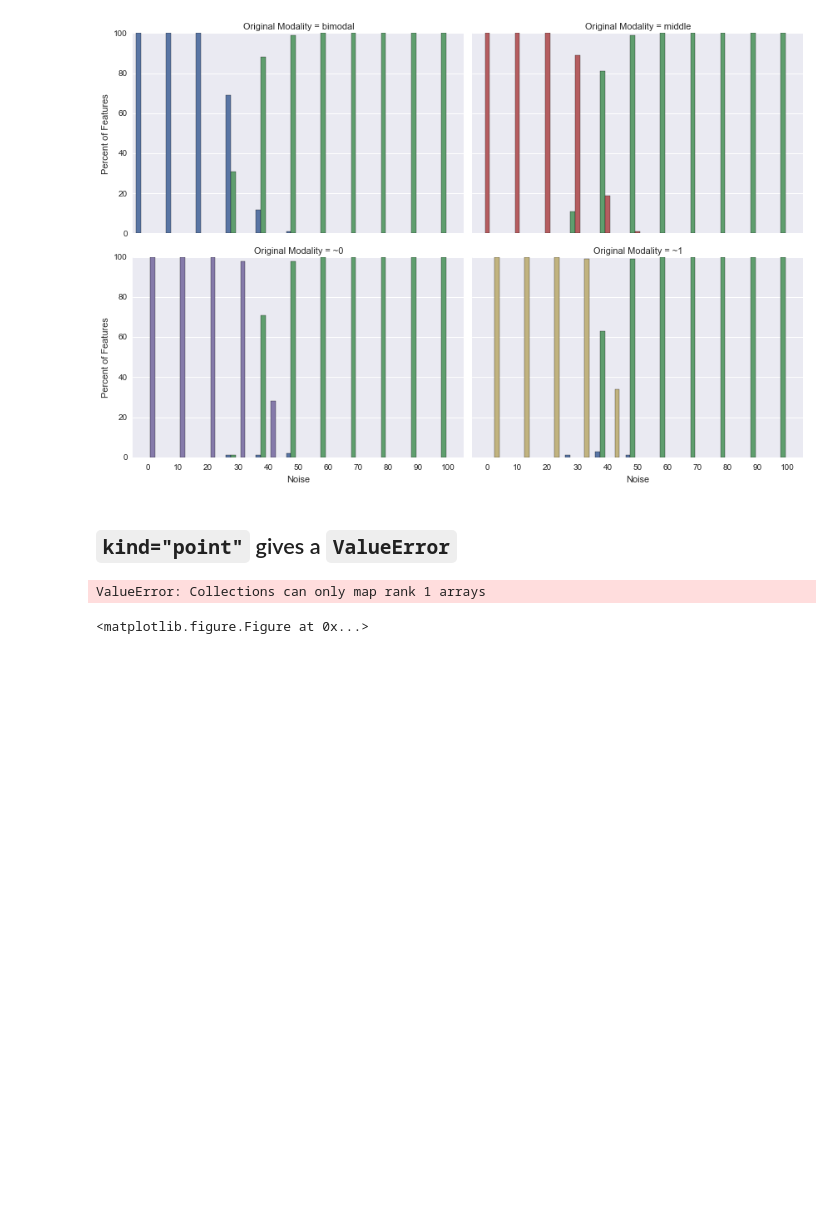
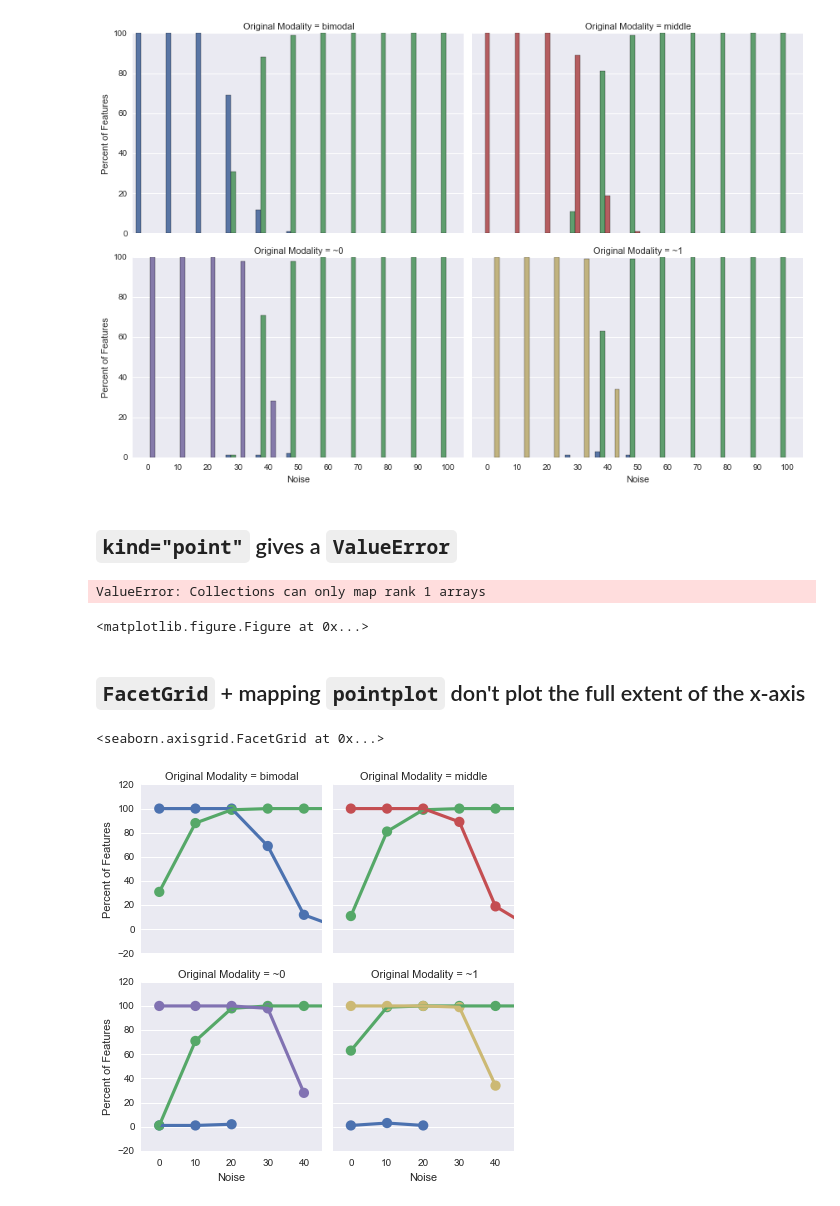
Before and after one commit to olgabot/seaborn_factorplot_pointplot_valueerror, a Jupyter notebook: factorplot_valueerror.ipynb, the cells around one changed output. Cells and saved outputs as stored; diff of their text form; code cells hidden in the pictures; blank space fills up the shorter version.

```diff
--- a/factorplot_valueerror.ipynb
+++ b/factorplot_valueerror.ipynb
@@ -3,7 +3,7 @@ import pandas as pd
 import seaborn as sns
 %matplotlib inline
 
-predicted_counts = pd.read_csv('predicted_counts.csv')
+predicted_counts = pd.read_csv('https://raw.githubusercontent.com/olgabot/seaborn_factorplot_pointplot_valueerror/master/predicted_counts.csv')
 predicted_counts.head()
 # %% [output]
 |  | Original Modality | Predicted Modality | Noise | Features | Percent of Features |
@@ -35,3 +35,11 @@ g = sns.factorplot(x='Noise', hue='Predicted Modality', y='Percent of Features',
 # %% [output]
 ValueError: Collections can only map rank 1 arrays
 <matplotlib.figure.Figure at 0x...>
+# %% [markdown]
+## `FacetGrid` + mapping `pointplot` don't plot the full extent of the x-axis
+# %%
+g = sns.FacetGrid(predicted_counts, col='Original Modality', hue="Predicted Modality", col_wrap=2)
+g.map(sns.pointplot, 'Noise', 'Percent of Features')
+# %% [output]
+<seaborn.axisgrid.FacetGrid at 0x...>
+[figure, added]
```
Also changed, not shown: parts of 2 cells of this notebook.
